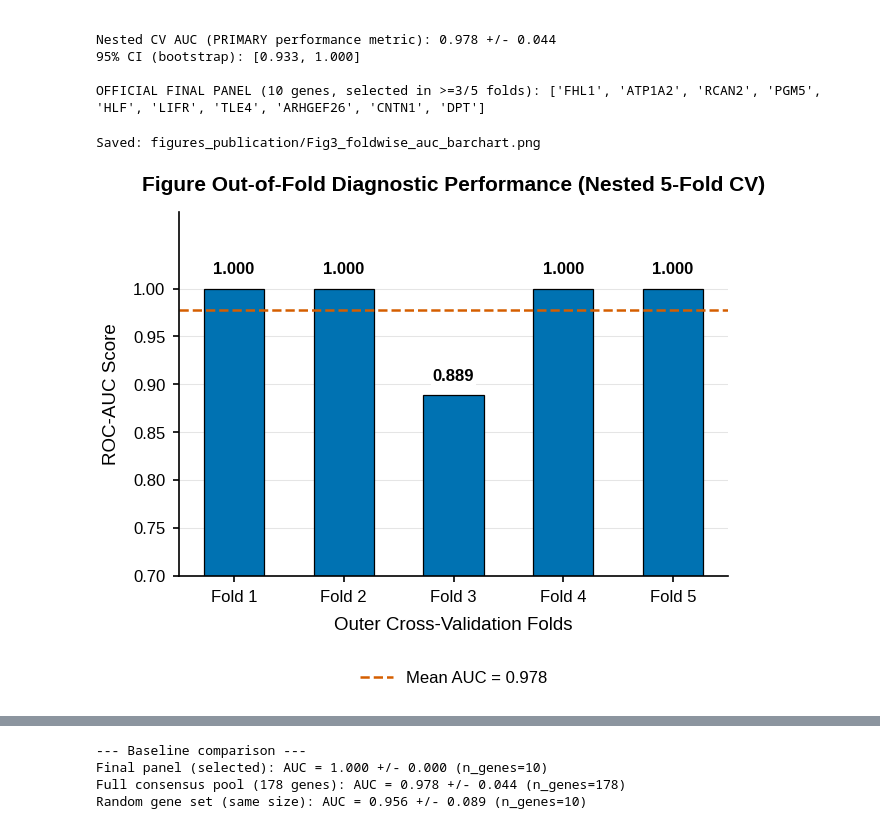
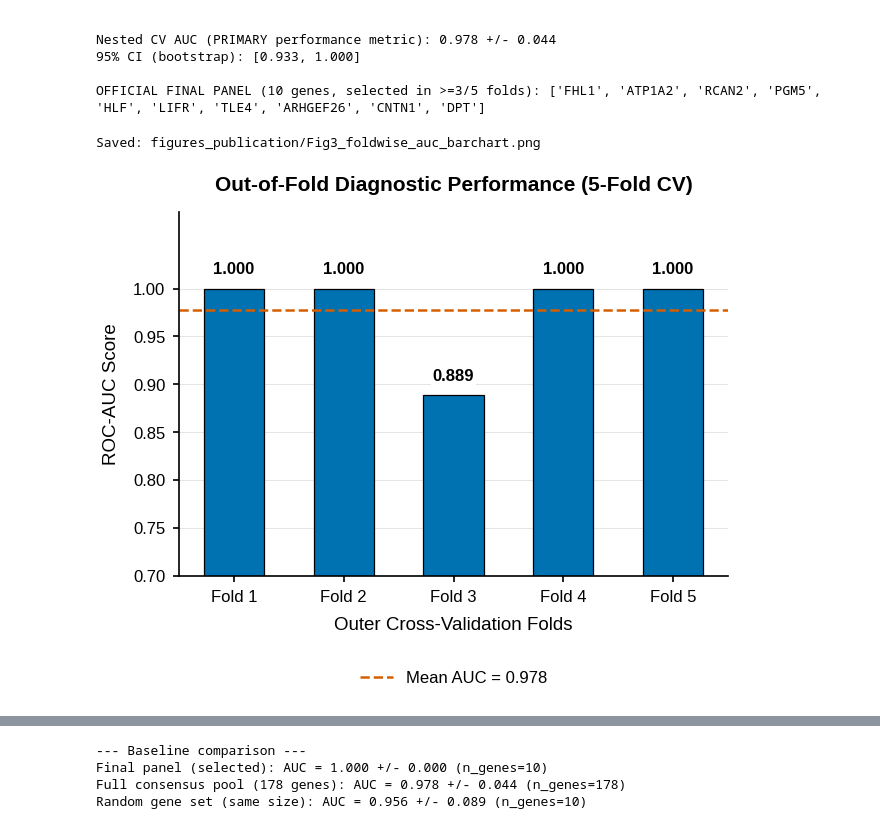
Before and after one commit to DhimanTarafdar/gallbladder_cancer_research, a Jupyter notebook: Gallbladder_Cancer_Biomarker_Pipeline.ipynb, the cells around one changed output, grey strips where cells are left out. Cells and saved outputs as stored; diff of their text form; code cells hidden in the pictures.

```diff
--- a/Gallbladder_Cancer_Biomarker_Pipeline.ipynb
+++ b/Gallbladder_Cancer_Biomarker_Pipeline.ipynb
@@ -401,35 +401,35 @@ for bar in bars:
         zorder=5,
         bbox=dict(facecolor="white", edgecolor="none", pad=0.8),
     )
 
 ax.axhline(
     y=mean_auc,
     color=COL["tumor"],
     linestyle="--",
     linewidth=1.2,
     label=f"Mean AUC = {mean_auc:.3f}",
     zorder=2,
 )
 
 ax.set_title(
-    "Figure Out-of-Fold Diagnostic Performance (Nested 5-Fold CV)",
+    "Out-of-Fold Diagnostic Performance (5-Fold CV)",
     fontsize=10,
     fontweight="bold",
     pad=10,
 )
 ax.set_xlabel("Outer Cross-Validation Folds", labelpad=6)
 ax.set_ylabel("ROC-AUC Score", labelpad=6)
 ax.set_ylim(0.7, 1.08)
 ax.set_yticks(np.arange(0.70, 1.001, 0.05))
 ax.grid(axis="x", visible=False)
 
 ax.legend(loc="upper center", bbox_to_anchor=(0.5, -0.22), ncol=1)
 
 save_fig(fig, "Fig3_foldwise_auc_barchart")
 plt.show()
 # %% [output]
 Saved: figures_publication/Fig3_foldwise_auc_barchart.png
-[figure, old version]
+[figure, new version]
 # %%
 # ============================================================
 # STAGE 4b: Permutation test (optimized for speed) -- is the
```
Also changed, not shown: parts of 11 cells of this notebook.
